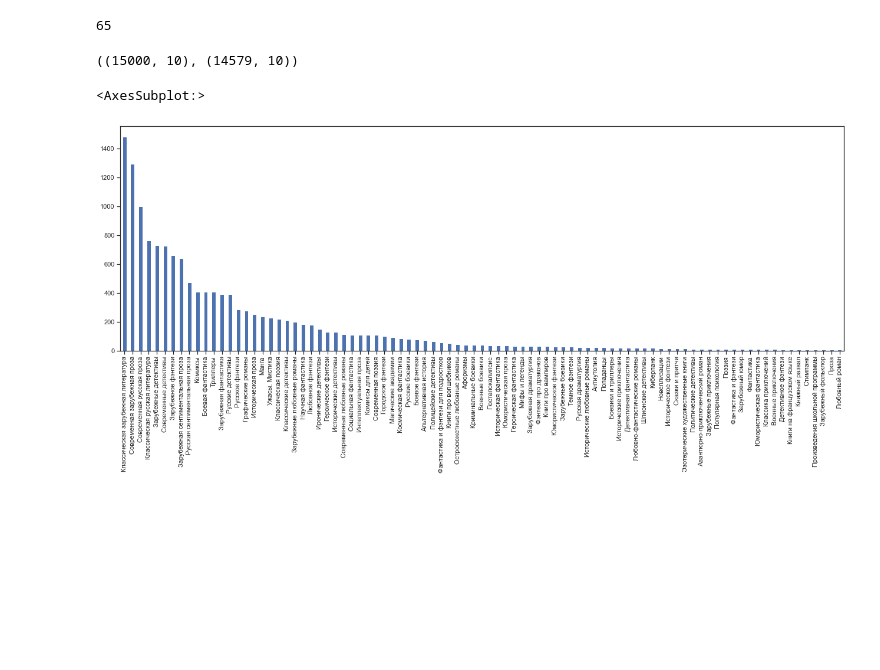
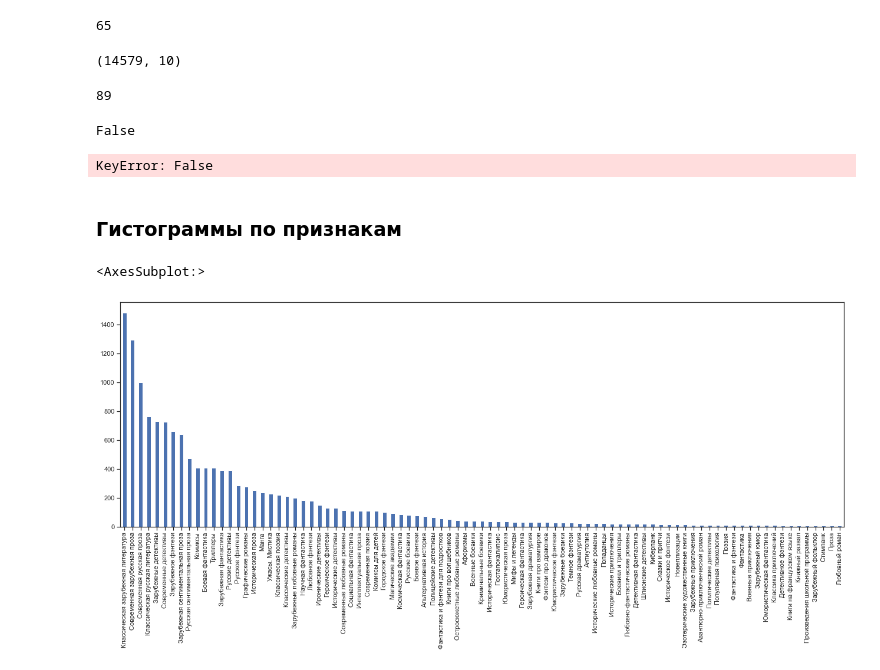
Before and after one commit to ksenia57/Thesis, a Jupyter notebook: Data analysis.ipynb, the cells around one changed output. Cells and saved outputs as stored; diff of their text form; code cells hidden in the pictures; blank space fills up the shorter version.

Commit message:
modif data

```diff
--- a/Data analysis.ipynb
+++ b/Data analysis.ipynb
@@ -110,14 +96,31 @@ len(delete)
 65
 # %%
 for i in range(len(delete)):
-    list = data5[(data5.section == delete[i])].index
-    data5 = data5.drop(index=list)
-(data.shape, data5.shape)
+    list = data[(data.section == delete[i])].index
+    data = data.drop(index=list)
+data.shape
 # %% [output]
-((15000, 10), (14579, 10))
+(14579, 10)
+# %%
+data['section'].unique().shape[0]
+# %% [output]
+89
+# %%
+data.name[0] == 'NaN'
+# %% [output]
+False
+# %%
+for i in range(data.shape[0]):
+    if data[(data.name[i] = 'NaN')]:
+        data = data.drop(index=i)
+data.shape
+# %% [output]
+KeyError: False
+# %% [markdown]
+### Гистограммы по признакам
 # %%
 # Genre distribution
-data5['section'].value_counts().plot(x ='count', y = 'section', kind = 'bar', figsize = (22,7))
+data['section'].value_counts().plot(x ='count', y = 'section', kind = 'bar', figsize = (22,7))
 # %% [output]
 <AxesSubplot:>
-[figure, old version]
+[figure, new version]
```
Also changed, not shown: parts of 5 cells of this notebook.
